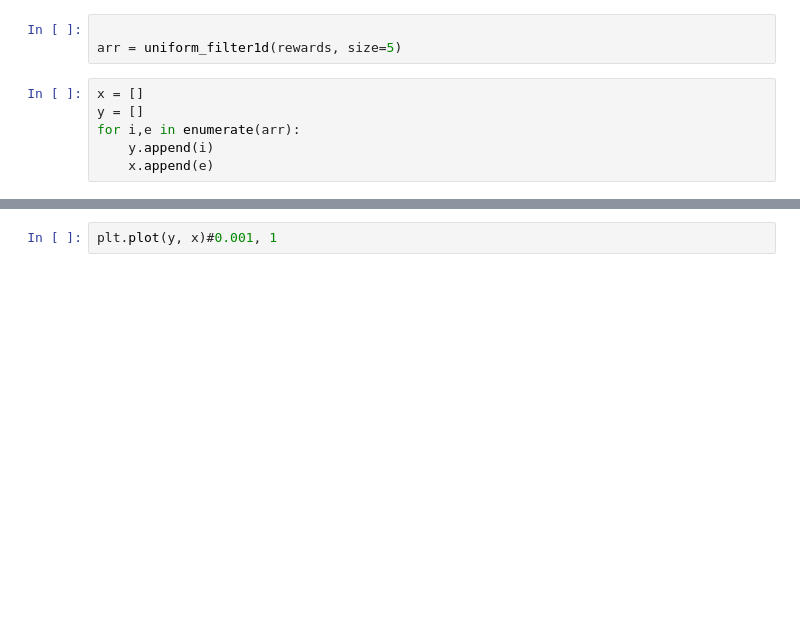
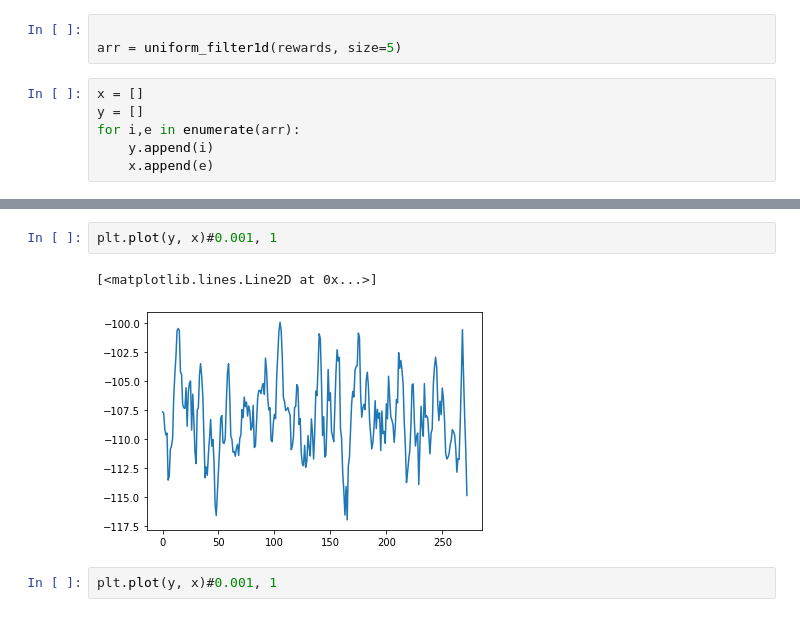
Before and after one commit to Kikumu/Reinforcement-Learning-repo, a Jupyter notebook: state_of_the_art/Soft-Actor-Critic with Prioritized Experience Replay.ipynb, the cells around one changed output, grey strips where cells are left out. Cells and saved outputs as stored; diff of their text form; blank space fills up the shorter version.

```diff
--- a/state_of_the_art/Soft-Actor-Critic with Prioritized Experience Replay.ipynb
+++ b/state_of_the_art/Soft-Actor-Critic with Prioritized Experience Replay.ipynb
@@ -499,3 +506,8 @@ for i,e in enumerate(arr):
+# %%
+plt.plot(y, x)#0.001, 1
+# %% [output]
+[<matplotlib.lines.Line2D at 0x...>]
+[figure, added]
 # %%
 plt.plot(y, x)#0.001, 1
 # %% [output]
```
Also changed, not shown: parts of 7 cells of this notebook.
